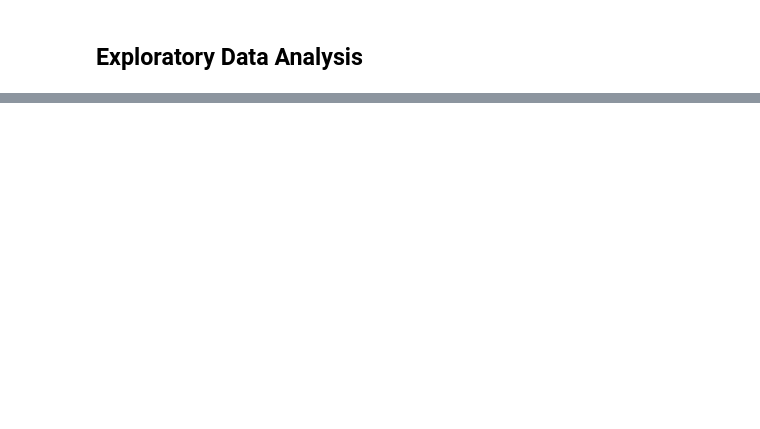
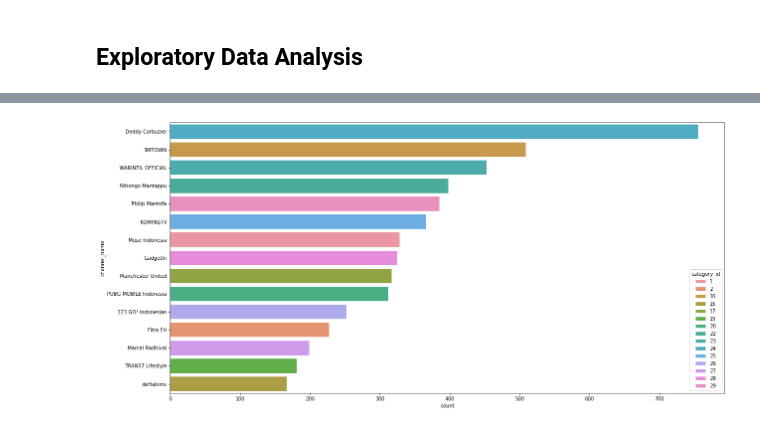
Before and after one commit to nofamex/TA-KASDD, a Jupyter notebook: main.ipynb, the cells around one changed output, grey strips where cells are left out. Cells and saved outputs as stored; diff of their text form; code cells hidden in the pictures; blank space fills up the shorter version.

```diff
--- a/main.ipynb
+++ b/main.ipynb
@@ -242,0 +289,11 @@ See the caveats in the documentation: https://pandas.pydata.org/pandas-docs/stab
+# %%
+# Group by channel name and category
+chanel_group = data[['channel_name', 'category_id']].copy()
+channnel_group_mode = chanel_group.groupby(['category_id'], as_index=False).agg(pd.Series.mode)
+channnel_group_mode['count'] = 0
+
+for i in range(len(channnel_group_mode['channel_name'])):
+    channnel_group_mode['count'][i] = chanel_group[chanel_group['channel_name'] == channnel_group_mode['channel_name'][i]].count().values[0]
+
+channnel_group_mode = channnel_group_mode.sort_values(by=['count'], ascending=False)
+channnel_group_mode
@@ -242,0 +321,7 @@ See the caveats in the documentation: https://pandas.pydata.org/pandas-docs/stab
+# %%
+# Plotting
+plt.figure(figsize=(20,10))
+sns.barplot(x='count', y='channel_name', hue='category_id', orient='h', data=channnel_group_mode, dodge=False)
+plt.show()
+# %% [output]
+[figure, added]
```
Also changed, not shown: parts of 22 cells of this notebook.
